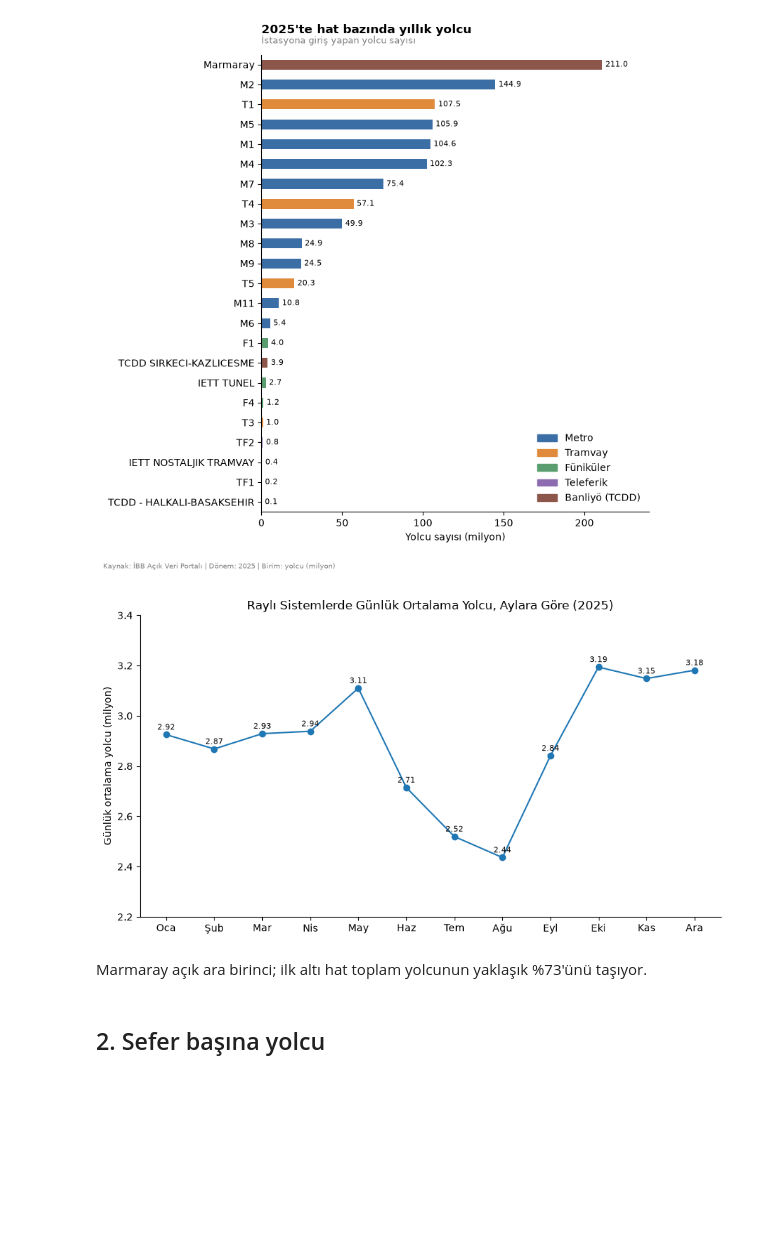
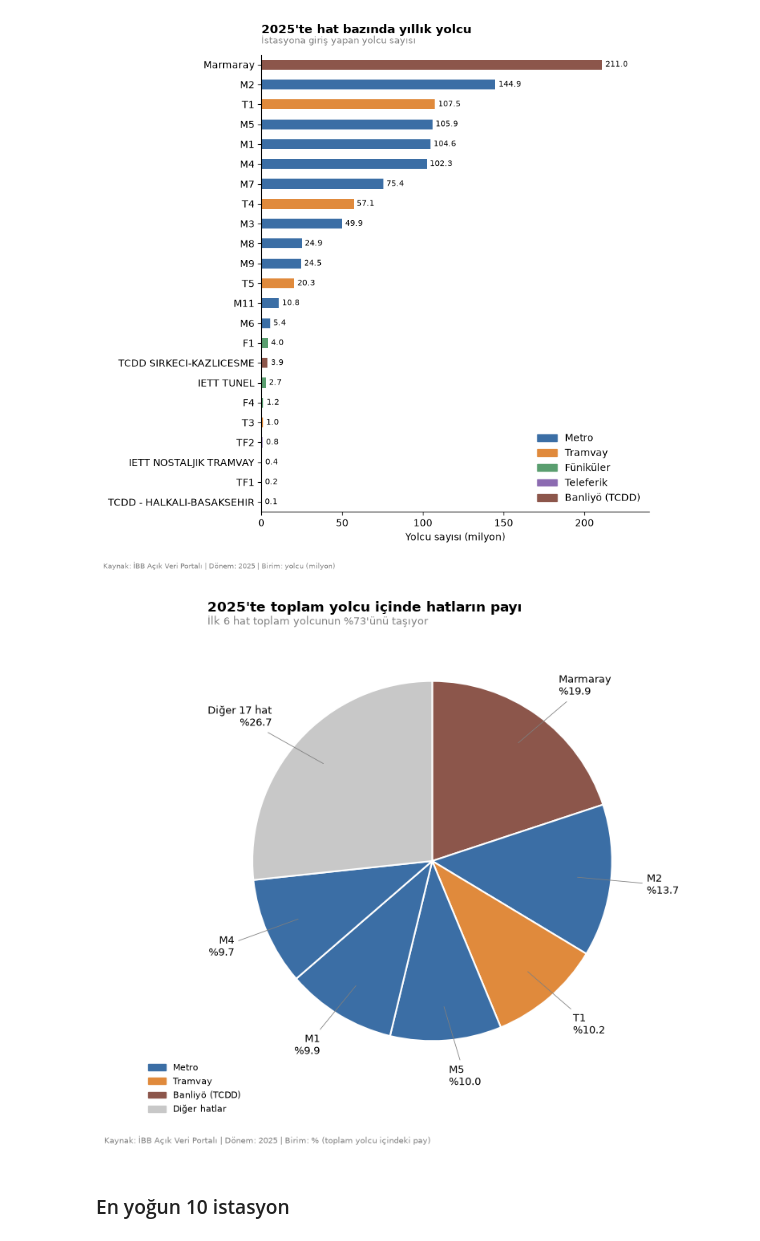
Before and after one commit to IsmailSamiB/-istanbul-rayli-sistemler, a Jupyter notebook: analiz.ipynb, the cells around one changed output. Saved outputs shown, nothing was run; the diff lists cells and outputs as text; code cells hidden in the pictures; blank space fills up the shorter version.

```diff
--- a/analiz.ipynb
+++ b/analiz.ipynb
@@ -135,33 +135,38 @@ plt.savefig("figures/hat_bazli_yolcu.png", dpi=150)
 plt.show()
 # %% [output]
 [figure]
-# %%
-yolcu = pd.read_csv("passenger_clean.csv", sep=";", encoding="utf-8-sig", parse_dates=["date"])
-
-aylik_toplam = yolcu.groupby("transaction_month")["passanger_cnt"].sum()
-gun_sayisi = yolcu.groupby("transaction_month")["date"].nunique()
-gunluk_ort = aylik_toplam / gun_sayisi
-aylar = ["Oca", "Şub", "Mar", "Nis", "May", "Haz", "Tem", "Ağu", "Eyl", "Eki", "Kas", "Ara"]
-veri = gunluk_ort / 1_000_000
-
-fig, ax = plt.subplots(figsize=(9, 5))
-ax.plot(aylar, veri, marker="o")
-
-for ay, deger in zip(aylar, veri):
-    ax.text(ay, deger + 0.02, f"{deger:.2f}", ha="center", fontsize=8)
-
-ax.spines[["top", "right"]].set_visible(False)
-ax.set_title("Raylı Sistemlerde Günlük Ortalama Yolcu, Aylara Göre (2025)")
-ax.set_ylabel("Günlük ortalama yolcu (milyon)")
-ax.set_ylim(2.2, 3.4)
-
-plt.tight_layout()
-plt.savefig("figures/aylik_gunluk_ortalama.png", dpi=150)
-plt.show()
-# %% [output]
-[figure, removed]
-# %% [markdown]
-Marmaray açık ara birinci; ilk altı hat toplam yolcunun yaklaşık %73'ünü taşıyor.
+# %%
+pay = hat_yolcu / hat_yolcu.sum() * 100
+ilk = pay.sort_values(ascending=False).head(6)
+diger = pay.drop(ilk.index)
+pasta = pd.concat([ilk, pd.Series({f"Diğer {len(diger)} hat": diger.sum()})])
+
+renkler = [TUR_RENK[hat_turu(kod)] for kod in ilk.index] + ["#c8c8c8"]
+turler = sorted({hat_turu(kod) for kod in ilk.index}, key=list(TUR_RENK).index)
+
+fig, ax = plt.subplots(figsize=(8, 7))
+dilimler, yazilar = ax.pie(pasta.values, colors=renkler, startangle=90, counterclock=False,
+                           wedgeprops={"edgecolor": "white", "linewidth": 1.5})
+
+for dilim, ad, deger in zip(dilimler, pasta.index, pasta.values):
+    aci = np.deg2rad((dilim.theta1 + dilim.theta2) / 2)
+    x, y = np.cos(aci), np.sin(aci)
+    ax.annotate(f"{ad}\n%{deger:.1f}", xy=(0.8 * x, 0.8 * y), xytext=(1.2 * x, 1.2 * y),
+                ha="left" if x > 0 else "right", va="center", fontsize=9,
+                arrowprops={"arrowstyle": "-", "color": "gray", "linewidth": 0.6})
+
+ax.set_aspect("equal")
+ax.legend(handles=[Patch(color=TUR_RENK[tur], label=tur) for tur in turler] + [Patch(color="#c8c8c8", label="Diğer hatlar")],
+          loc="lower left", bbox_to_anchor=(-0.15, -0.08), frameon=False, fontsize=8)
+baslik_ekle(ax, "2025'te toplam yolcu içinde hatların payı",
+            f"İlk 6 hat toplam yolcunun %{ilk.sum():.0f}'ünü taşıyor")
+
+footer_ekle(fig, "2025", "% (toplam yolcu içindeki pay)")
+plt.tight_layout(rect=[0, 0.04, 1, 1])
+plt.savefig("figures/hat_paylari.png", dpi=150)
+plt.show()
+# %% [output]
+[figure, added]
 # %% [markdown]
-## 2. Sefer başına yolcu
+### En yoğun 10 istasyon
 # %%
```
Also changed, not shown: parts of 49 cells of this notebook.
